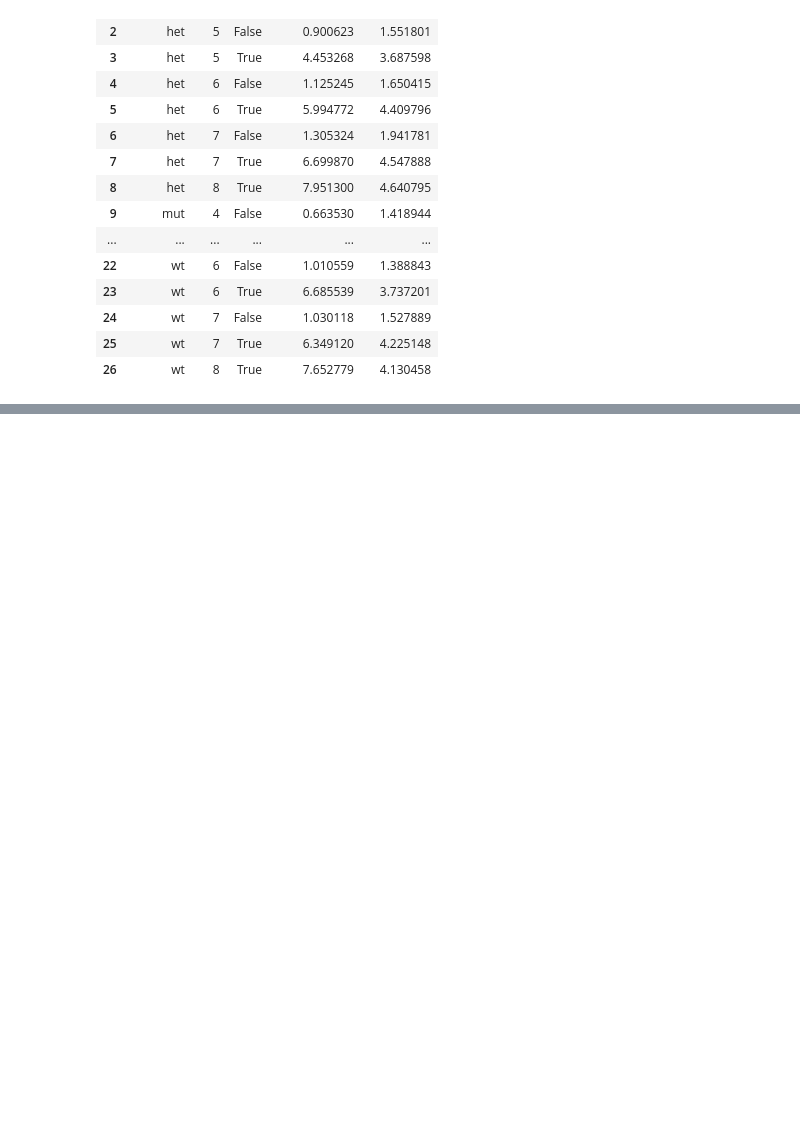
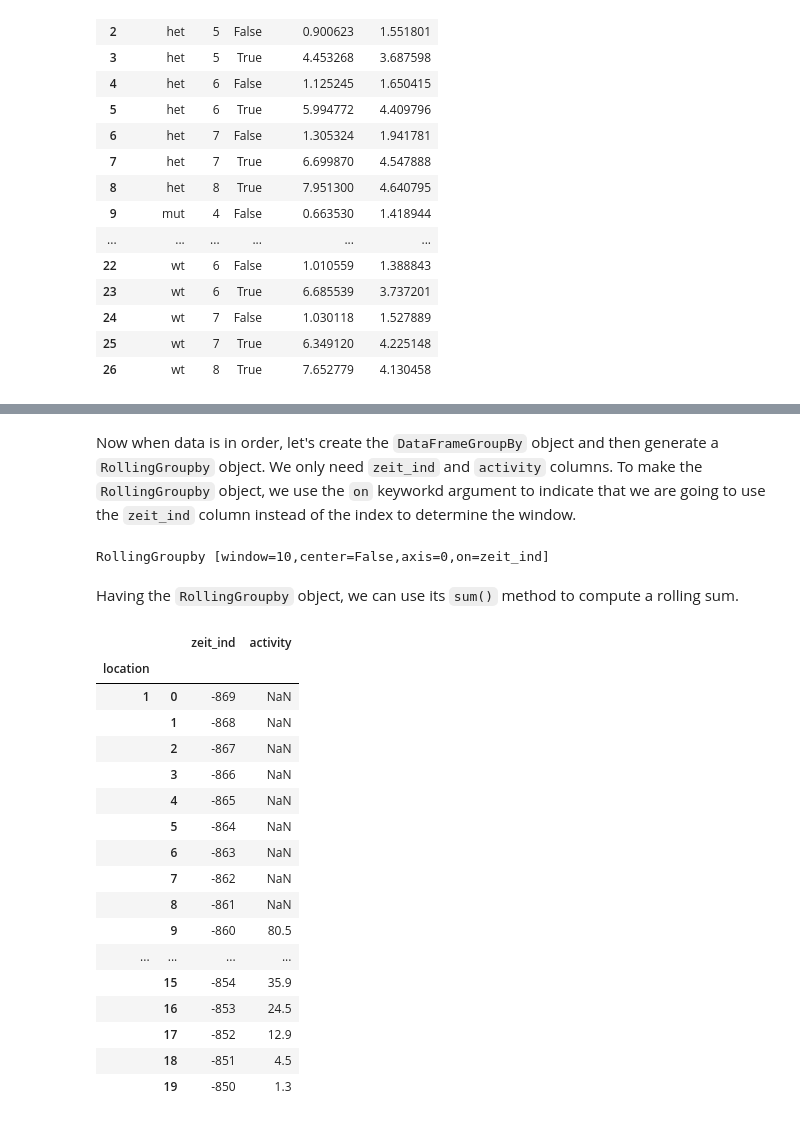
Before and after one commit to MiroGasparek/DataAnalysis_intro, a Jupyter notebook: t2a_tidy_data.ipynb, the cells around one changed output, grey strips where cells are left out. Cells and saved outputs as stored; diff of their text form; code cells hidden in the pictures; blank space fills up the shorter version.

```diff
--- a/t2a_tidy_data.ipynb
+++ b/t2a_tidy_data.ipynb
@@ -477,0 +552,39 @@ The above example show that we can rapidly compute and then compare summary stat
+# %% [markdown]
+Now when data is in order, let's create the `DataFrameGroupBy` object and then generate a `RollingGroupby` object. We only need `zeit_ind` and `activity` columns. To make the `RollingGroupby` object, we use the `on` keyworkd argument to indicate that we are going to use the `zeit_ind` column instead of the index to determine the window.
+# %%
+# Create GroupBy object
+gb = df.groupby('location')['zeit_ind', 'activity']
+
+# Make a RollingGroupby with window size of 10
+rolling = gb.rolling(window=10, on='zeit_ind')
+
+# Look at rolling object
+rolling
+# %% [output]
+RollingGroupby [window=10,center=False,axis=0,on=zeit_ind]
+# %% [markdown]
+Having the `RollingGroupby` object, we can use its `sum()` method to compute a rolling sum.
+# %%
+df_rolling = rolling.sum()
+
+# Take a look
+df_rolling.head(n=20)
+# %% [output]
+|  |  | zeit_ind | activity |
+| location |  |  |  |
+| 1 | 0 | -869 | NaN |
+|  | 1 | -868 | NaN |
+|  | 2 | -867 | NaN |
+|  | 3 | -866 | NaN |
+|  | 4 | -865 | NaN |
+|  | 5 | -864 | NaN |
+|  | 6 | -863 | NaN |
+|  | 7 | -862 | NaN |
+|  | 8 | -861 | NaN |
+|  | 9 | -860 | 80.5 |
+| ... | ... | ... | ... |
+|  | 15 | -854 | 35.9 |
+|  | 16 | -853 | 24.5 |
+|  | 17 | -852 | 12.9 |
+|  | 18 | -851 | 4.5 |
+|  | 19 | -850 | 1.3 |
```
Also changed, not shown: parts of 41 cells of this notebook, 1 other file.
